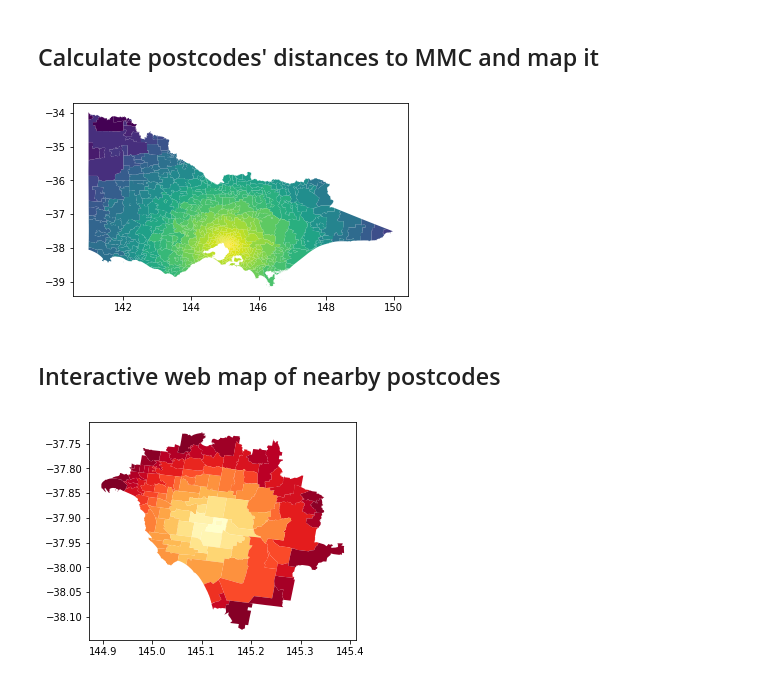
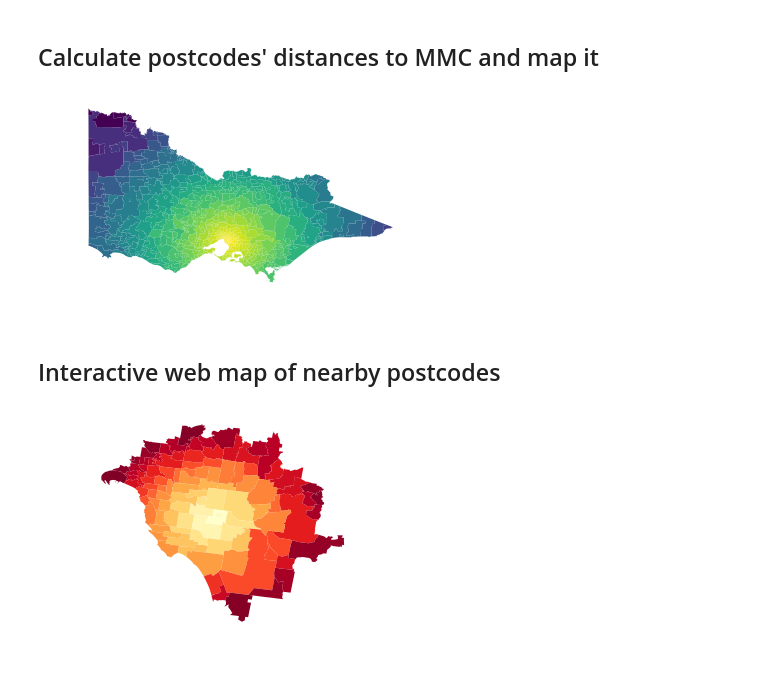
Before and after one commit to richardbeare/GeospatialStroke, a Jupyter notebook: python/notebooks/example1.ipynb, the cells around one changed output. Drawn from its saved outputs; the diff is of its cells as text; code cells hidden in the pictures.

Commit message:
remove plot axes

```diff
--- a/python/notebooks/example1.ipynb
+++ b/python/notebooks/example1.ipynb
@@ -81,16 +82,20 @@ gdf['distance_to_mmc'] = ox.great_circle_vec(postcode_lat, postcode_lng, mmc_lat
 # %%
 # plot distance as a choropleth
 ax = gdf.plot(column='distance_to_mmc', cmap='viridis_r')
+ax.axis('off')
+plt.show()
 # %% [output]
-[figure, old version]
+[figure, new version]
 # %% [markdown]
 ## Interactive web map of nearby postcodes
 # %%
 # subset only those postcodes within 20km of MMC
 gdf_nearby = gdf[gdf['distance_to_mmc'] < 20]
 ax = gdf_nearby.plot(column='distance_to_mmc', cmap='YlOrRd')
+ax.axis('off')
+plt.show()
 # %% [output]
-[figure, old version]
+[figure, new version]
 # %%
 # create leaflet web map
 m = folium.Map(location=mmc_latlng, zoom_start=11, tiles='OpenStreetMap')
```
Also changed, not shown: parts of 1 cell of this notebook.
